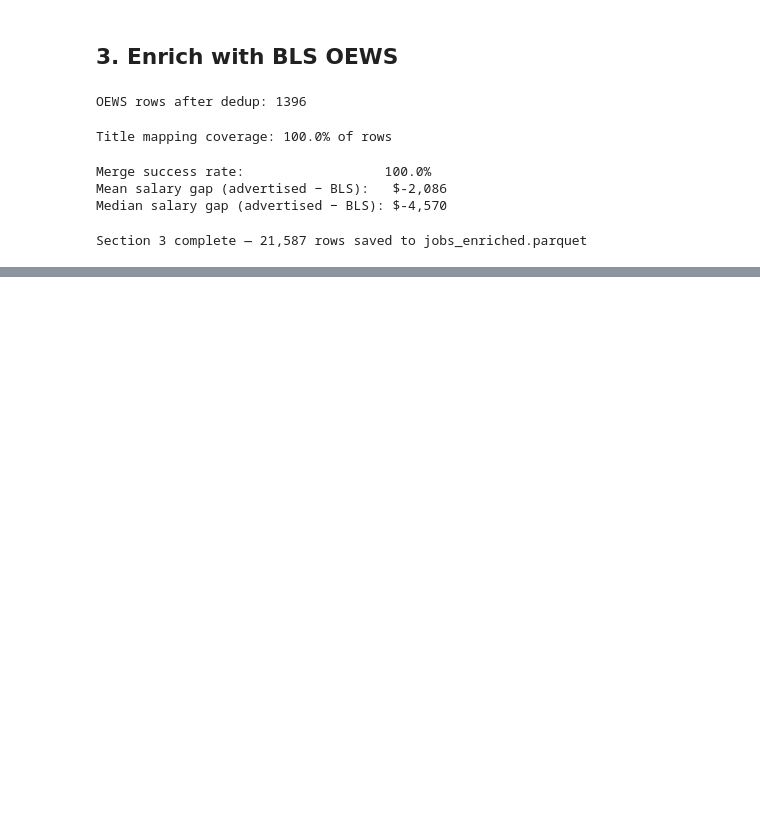
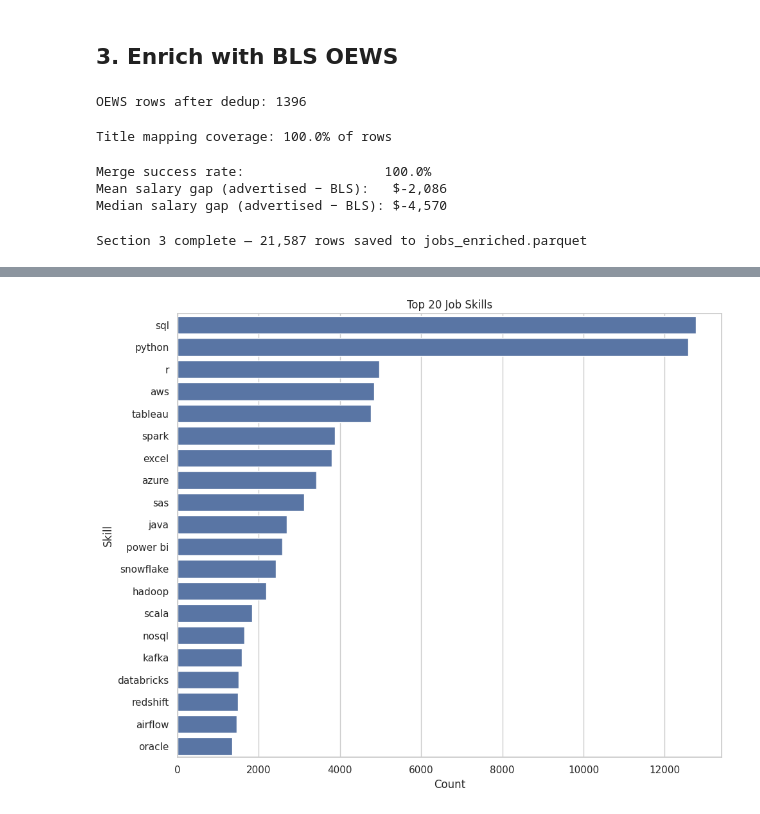
Before and after one commit to cansatir/dsa210-spring2026-project, a Jupyter notebook: notebooks/analysis.ipynb, the cells around one changed output, grey strips where cells are left out. Drawn from its saved outputs; the diff is of its cells as text; code cells hidden in the pictures; blank space fills up the shorter version.

```diff
--- a/notebooks/analysis.ipynb
+++ b/notebooks/analysis.ipynb
@@ -234,0 +294,17 @@ Section 3 complete — 21,587 rows saved to jobs_enriched.parquet
+# %%
+# fig4 — Top 20 skills ─────────────────────────────────────────
+from collections import Counter
+all_skills = [s for row in df['skills_list'] for s in row]
+top20 = pd.DataFrame(Counter(all_skills).most_common(20),
+                     columns=['skill', 'count'])
+
+fig, ax = plt.subplots(figsize=(10, 8))
+sns.barplot(data=top20, x='count', y='skill', ax=ax)
+ax.set_title('Top 20 Job Skills')
+ax.set_xlabel('Count')
+ax.set_ylabel('Skill')
+plt.tight_layout()
+plt.savefig(FIGURES / 'fig4_top_skills.png', dpi=120)
+plt.show()
+# %% [output]
+[figure, added]
```
Also changed, not shown: parts of 9 cells of this notebook, 7 other files.
